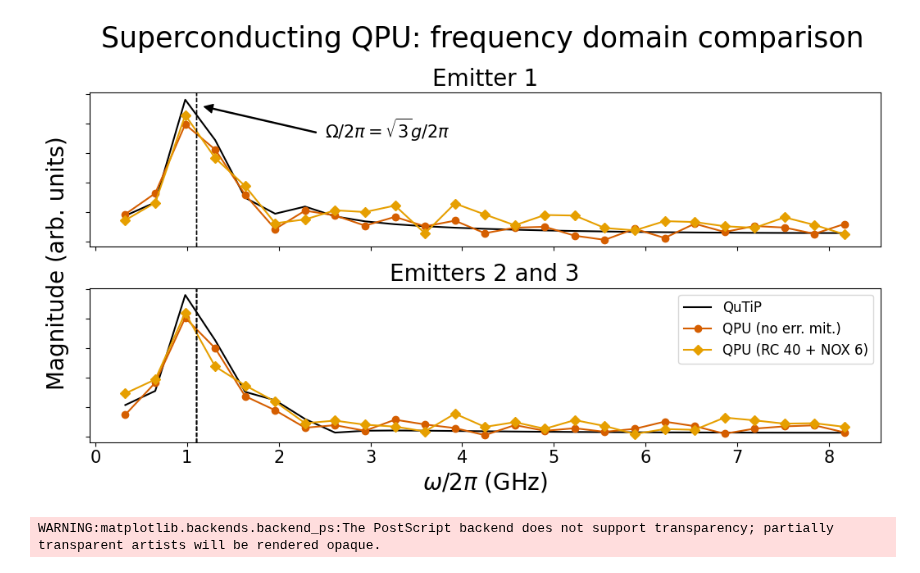
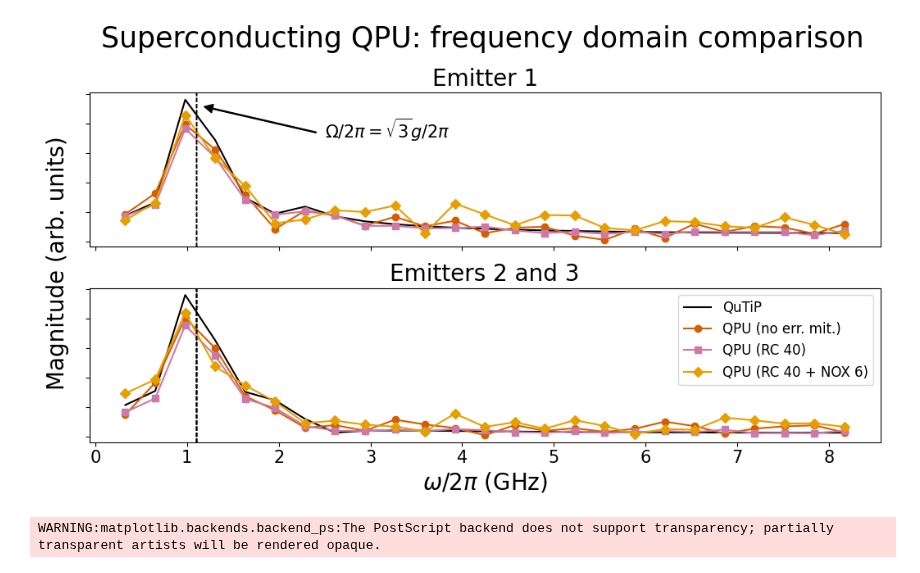
Before and after one commit to radulaski/CQED_quantum_simulation, a Jupyter notebook: notebooks/AQT_fourier.ipynb, the cells around one changed output. Cells and saved outputs as stored; diff of their text form; code cells hidden in the pictures.

```diff
--- a/notebooks/AQT_fourier.ipynb
+++ b/notebooks/AQT_fourier.ipynb
@@ -20,10 +20,17 @@ raw_data_norm[['1000', '0100', '0010', '0001']] = raw_data_norm[['1000', '0100',
 raw_data_norm['avg_0100_0001'] = raw_data_norm[['0100', '0001']].mean(axis=1)
 
 
+### RC 40 data
+rc_data = aqt_results.xs("RC", level="Protocol").xs(40, level="Randomizations")
+
+# renormalize in the 1-excitation subspace; average emitter 2 and 3
+rc_data = rc_data.copy()
+rc_data[['1000', '0100', '0010', '0001']] = rc_data[['1000', '0100', '0010', '0001']].divide(rc_data[['1000', '0100', '0010', '0001']].sum(axis=1), axis=0)
+rc_data['avg_0100_0001'] = rc_data[['0100', '0001']].mean(axis=1)
+
+
 ### NOX data
-
 nox_data = aqt_results.xs("NOX", level="Protocol")
-aqt_times = nox_data.index.get_level_values("Time").unique()
 
 # renormalize in the 1-excitation subspace; average emitter 2 and 3
 nox_data_norm = nox_data.copy()
@@ -78,6 +85,36 @@ axes[1].axvline(rabi_freq, lw=1, color='black', linestyle='--')
 axes[1].set_xlabel(r"$\omega / 2\pi$ (GHz)", fontsize=20)
 
 axes[1].axvline(rabi_freq, lw=1, color='black', linestyle='--')
+
+
+##### RC 40
+
+## Emitter 1
+fft = np.fft.rfft(rc_data["1000"], n)
+freqs = np.fft.rfftfreq(n, times[1] - times[0])
+axes[0].plot(freqs[1:], np.abs(fft)[1:], label="QPU (RC 40)",  marker='s', color="#cc79a7")
+
+axes[0].set_xticklabels([])
+axes[0].set_yticklabels([])
+axes[0].set_title("Emitter 1", fontsize=20)
+
+axes[0].axvline(rabi_freq, lw=1, color='black', linestyle='--')
+
+
+## Emitter 2 & 3
+fft = np.fft.rfft(rc_data["avg_0100_0001"], n)
+freqs = np.fft.rfftfreq(n, times[1] - times[0])
+axes[1].plot(freqs[1:], np.abs(fft)[1:], label="QPU (RC 40)",  marker='s', color="#cc79a7")
+
+axes[1].tick_params(axis='x', labelsize=15)
+axes[1].set_yticklabels([])
+axes[1].set_title("Emitters 2 and 3", fontsize=20)
+axes[1].axvline(rabi_freq, lw=1, color='black', linestyle='--')
+axes[1].set_xlabel(r"$\omega / 2\pi$ (GHz)", fontsize=20)
+
+axes[1].axvline(rabi_freq, lw=1, color='black', linestyle='--')
+axes[1].legend(fontsize=12)
+
 
 
 ##### RC 40 + NOX 6
@@ -104,34 +141,34 @@ axes[1].set_yticklabels([])
 axes[1].set_title("Emitters 2 and 3", fontsize=20)
 axes[1].axvline(rabi_freq, lw=1, color='black', linestyle='--')
 axes[1].set_xlabel(r"$\omega / 2\pi$ (GHz)", fontsize=20)
 
 axes[1].axvline(rabi_freq, lw=1, color='black', linestyle='--')
 axes[1].legend(fontsize=12)
 
 
 ##### Fig level additions
 
 fig.text(-0.04, 0.72, "Magnitude (arb. units)", transform=axes[0].transAxes,
         ha='center', va='top', fontsize=20, rotation=90)
 
 axes[0].annotate(
     r'$\Omega/2\pi = \sqrt{3}g/2\pi$', # the text of the annotation
     fontsize=15,
     xy=(rabi_freq + 0.06, 4.6),       # the point (x,y) to annotate
     xytext=(2.5, 3.5),   # the position of the text (x,y)
     arrowprops=dict(
         arrowstyle="simple, tail_width=0.05, head_width=.5, head_length=.5",
         connectionstyle="arc3",  # connection style
         facecolor='black',
         relpos=(-0.05, 0.4),
     )
 )
 
 fig.suptitle("Superconducting QPU: frequency domain comparison", fontsize=25)
 plt.tight_layout()
 fig.show()
 # %% [output]
-[figure, old version]
+[figure, new version]
 # %%
 fig.savefig("../figures/AQT_fourier.eps", bbox_inches="tight")
 # %% [output]
```
Also changed, not shown: 3 other files.
